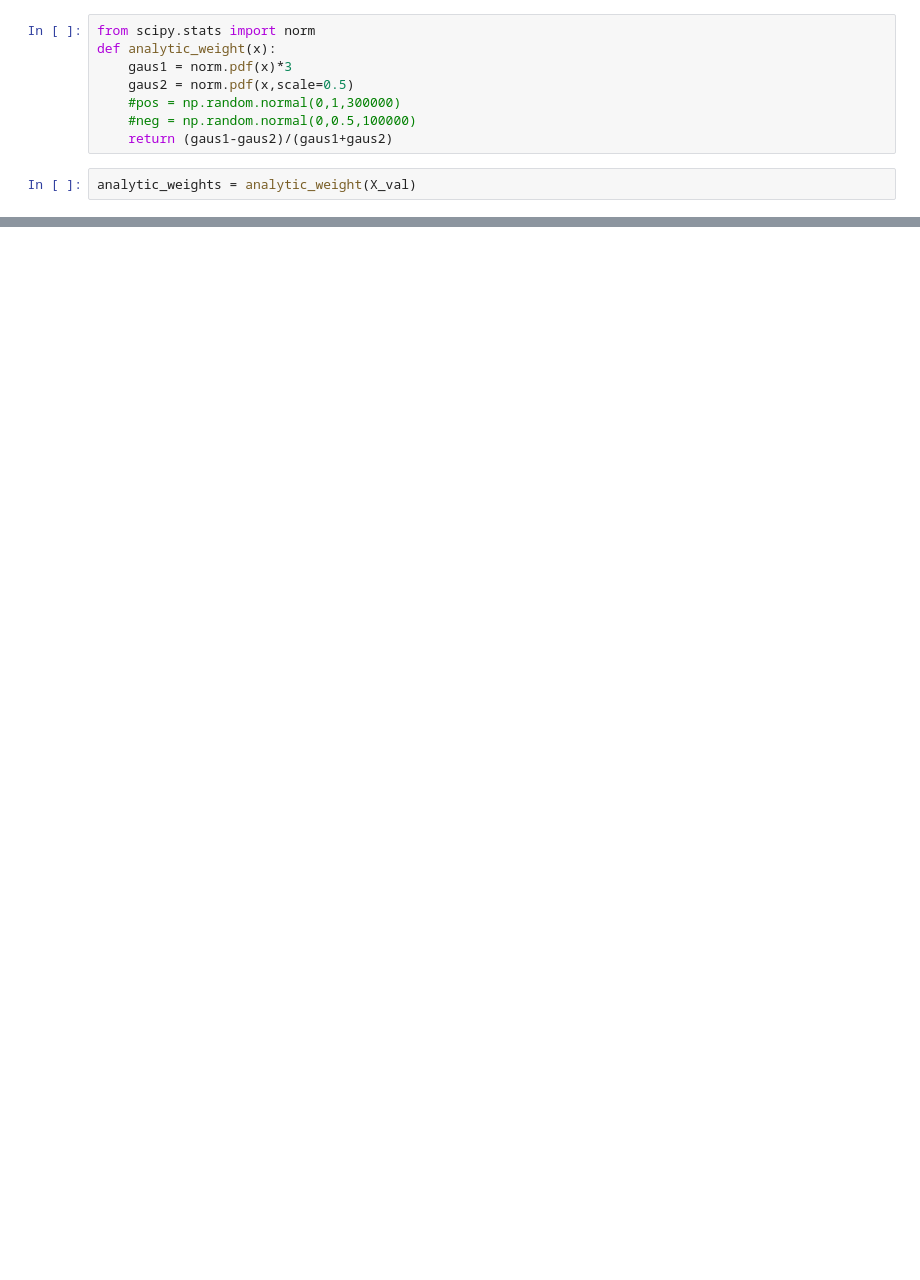
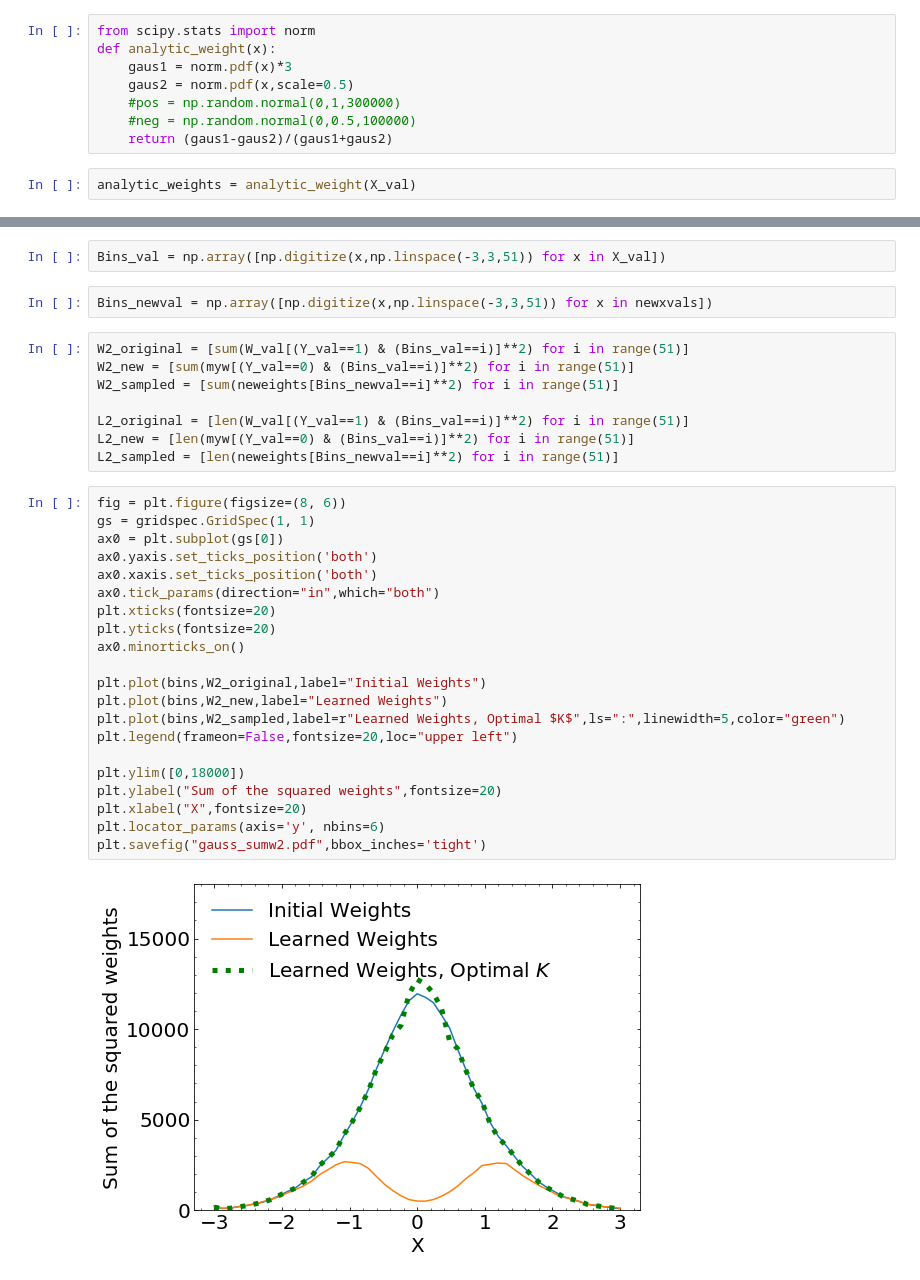
Before and after one commit to bnachman/NeuralPositiveResampler, a Jupyter notebook: GaussianExample.ipynb, the cells around one changed output, grey strips where cells are left out. Cells and saved outputs as stored; diff of their text form; blank space fills up the shorter version.

```diff
--- a/GaussianExample.ipynb
+++ b/GaussianExample.ipynb
@@ -121,0 +167,35 @@ plt.savefig("wgauss.pdf",bbox_inches='tight')
+# %%
+Bins_val = np.array([np.digitize(x,np.linspace(-3,3,51)) for x in X_val])
+# %%
+Bins_newval = np.array([np.digitize(x,np.linspace(-3,3,51)) for x in newxvals])
+# %%
+W2_original = [sum(W_val[(Y_val==1) & (Bins_val==i)]**2) for i in range(51)]
+W2_new = [sum(myw[(Y_val==0) & (Bins_val==i)]**2) for i in range(51)]
+W2_sampled = [sum(neweights[Bins_newval==i]**2) for i in range(51)]
+
+L2_original = [len(W_val[(Y_val==1) & (Bins_val==i)]**2) for i in range(51)]
+L2_new = [len(myw[(Y_val==0) & (Bins_val==i)]**2) for i in range(51)]
+L2_sampled = [len(neweights[Bins_newval==i]**2) for i in range(51)]
+# %%
+fig = plt.figure(figsize=(8, 6))
+gs = gridspec.GridSpec(1, 1)
+ax0 = plt.subplot(gs[0])
+ax0.yaxis.set_ticks_position('both')
+ax0.xaxis.set_ticks_position('both')
+ax0.tick_params(direction="in",which="both")
+plt.xticks(fontsize=20)
+plt.yticks(fontsize=20)
+ax0.minorticks_on()
+
+plt.plot(bins,W2_original,label="Initial Weights")
+plt.plot(bins,W2_new,label="Learned Weights")
+plt.plot(bins,W2_sampled,label=r"Learned Weights, Optimal $K$",ls=":",linewidth=5,color="green")
+plt.legend(frameon=False,fontsize=20,loc="upper left")
+
+plt.ylim([0,18000])
+plt.ylabel("Sum of the squared weights",fontsize=20)
+plt.xlabel("X",fontsize=20)
+plt.locator_params(axis='y', nbins=6)
+plt.savefig("gauss_sumw2.pdf",bbox_inches='tight')
+# %% [output]
+[figure, added]
```
Also changed, not shown: parts of 9 cells of this notebook.
